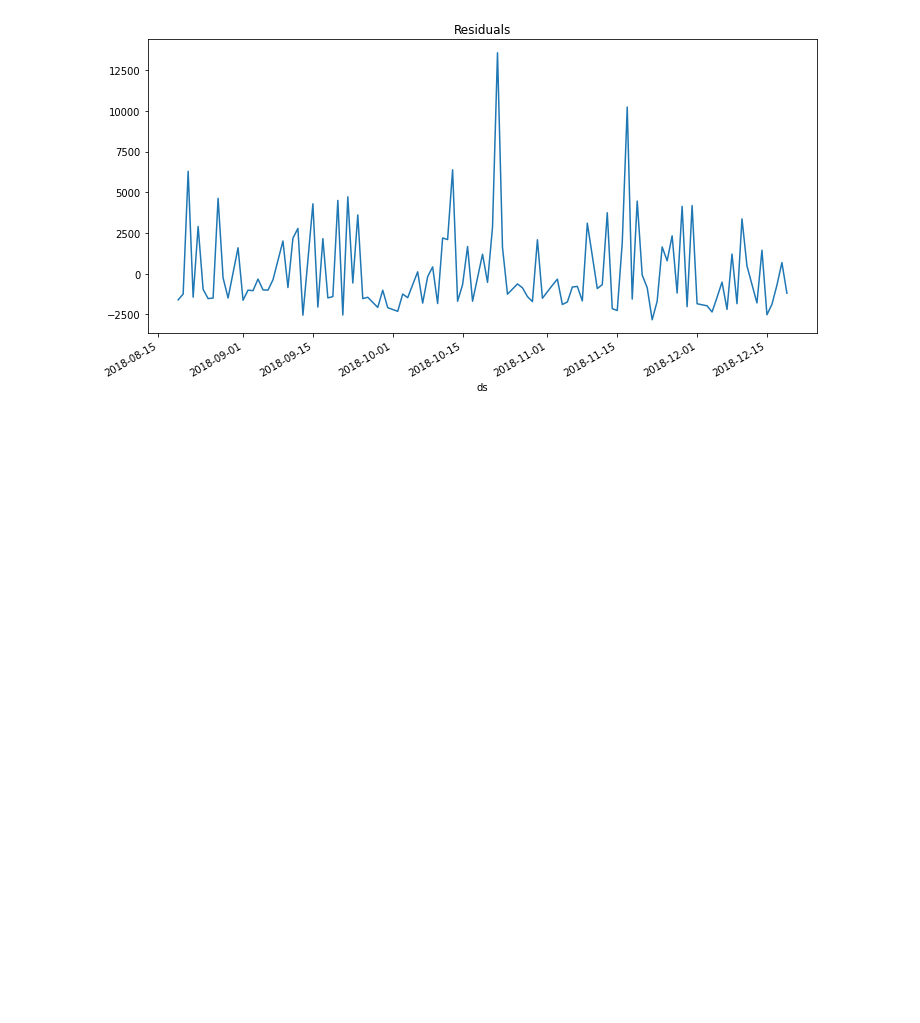
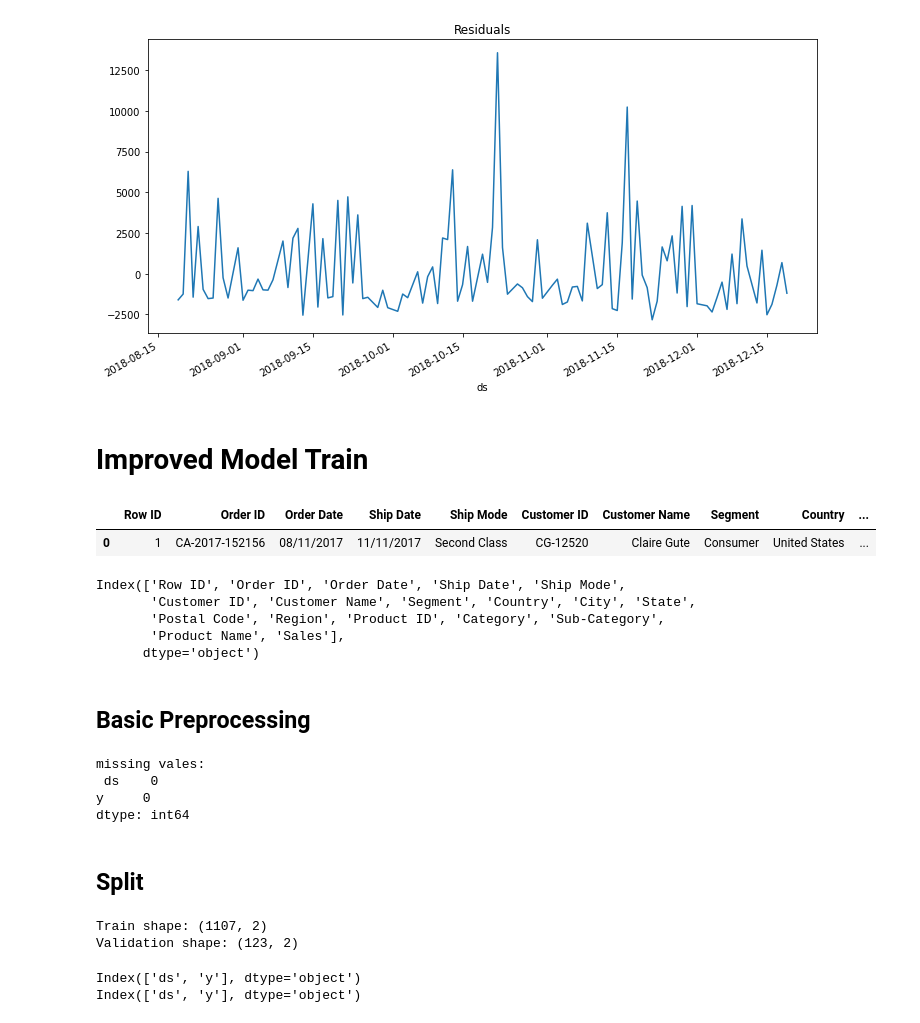
Before and after one commit to bijay-odyssey/Time-Series-Forecasting, a Jupyter notebook: forecastingbyOrderds.ipynb, the cells around one changed output. Cells and saved outputs as stored; diff of their text form; code cells hidden in the pictures; blank space fills up the shorter version.

```diff
--- a/forecastingbyOrderds.ipynb
+++ b/forecastingbyOrderds.ipynb
@@ -125,3 +125,69 @@ preds['residual'].plot(figsize=(12,6), title="Residuals")
 plt.show()
 # %% [output]
 [figure]
+# %% [markdown]
+# Improved Model Train
+# %%
+import pandas as pd
+import numpy as np
+import matplotlib.pyplot as plt
+from prophet import Prophet
+
+from sklearn.metrics import mean_absolute_error, mean_squared_error
+
+df = pd.read_csv('/kaggle/input/sales-forecasting/train.csv')
+df.head(1)
+# %% [output]
+|  | Row ID | Order ID | Order Date | Ship Date | Ship Mode | Customer ID | Customer Name | Segment | Country | ... |
+| 0 | 1 | CA-2017-152156 | 08/11/2017 | 11/11/2017 | Second Class | CG-12520 | Claire Gute | Consumer | United States | ... |
+# %%
+df.columns
+# %% [output]
+Index(['Row ID', 'Order ID', 'Order Date', 'Ship Date', 'Ship Mode',
+       'Customer ID', 'Customer Name', 'Segment', 'Country', 'City', 'State',
+       'Postal Code', 'Region', 'Product ID', 'Category', 'Sub-Category',
+       'Product Name', 'Sales'],
+      dtype='object')
+# %% [markdown]
+## Basic Preprocessing
+# %%
+df['Order Date'] = pd.to_datetime(df['Order Date'])
+
+daily_sales = (
+    df.groupby('Order Date')['Sales']
+    .sum()
+    .reset_index()
+    .rename(columns={'Order Date':'ds', 'Sales': 'y'})
+)
+
+daily_sales['y'] = daily_sales['y'].clip(lower=0)
+daily_sales = daily_sales.sort_values('ds').reset_index(drop=True)
+
+print('missing vales:\n', daily_sales.isnull().sum())
+
+daily_sales['y_log'] = np.log1p(daily_sales['y'])
+# %% [output]
+missing vales:
+ ds    0
+y     0
+dtype: int64
+# %% [markdown]
+## Split
+# %%
+split_index = int(len(daily_sales) * 0.9)
+train_df = daily_sales.iloc[:split_index][['ds', 'y_log']]
+val_df = daily_sales.iloc[split_index:][['ds', 'y_log']]
+
+print(f"Train shape: {train_df.shape}")
+print(f"Validation shape: {val_df.shape}")
+# %% [output]
+Train shape: (1107, 2)
+Validation shape: (123, 2)
+# %%
+train_df = train_df.rename(columns={'y_log': 'y'})
+val_df = val_df.rename(columns={'y_log': 'y'})
+print(train_df.columns)
+print(val_df.columns)
+# %% [output]
+Index(['ds', 'y'], dtype='object')
+Index(['ds', 'y'], dtype='object')
```
Also changed, not shown: parts of 16 cells of this notebook.
